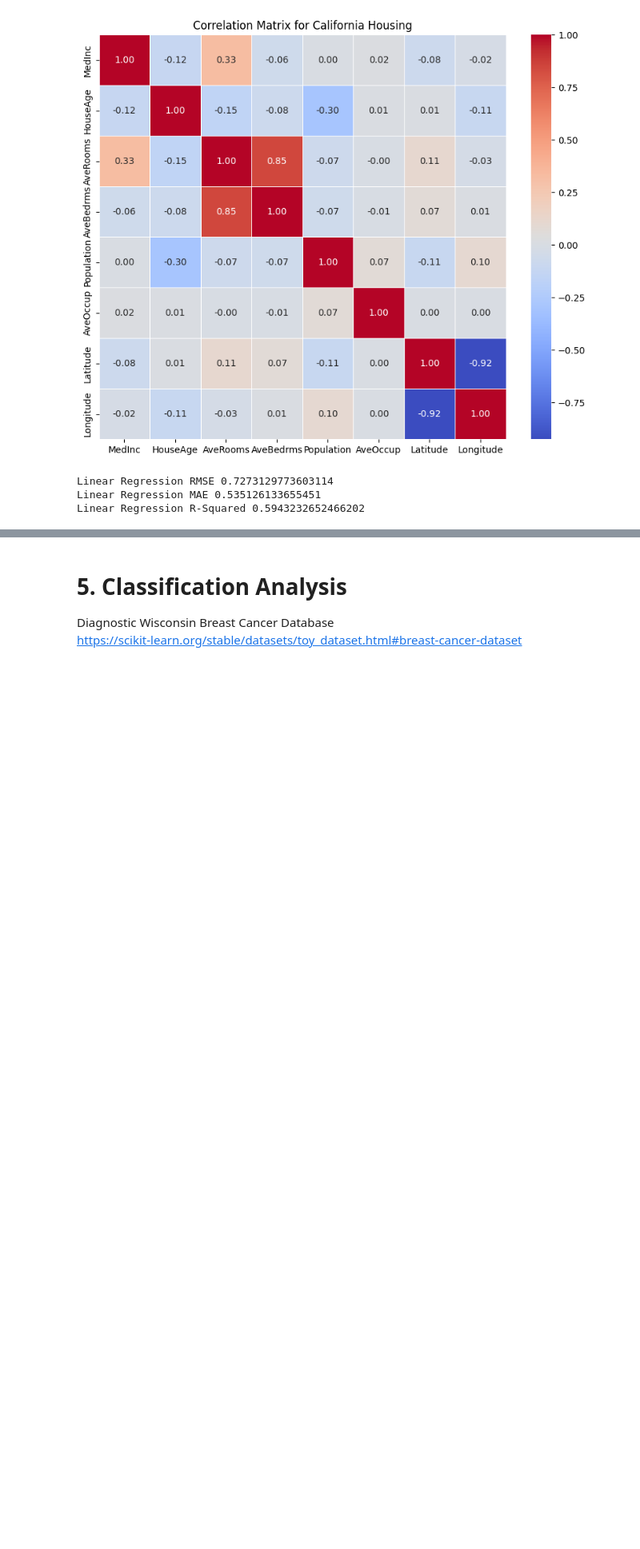
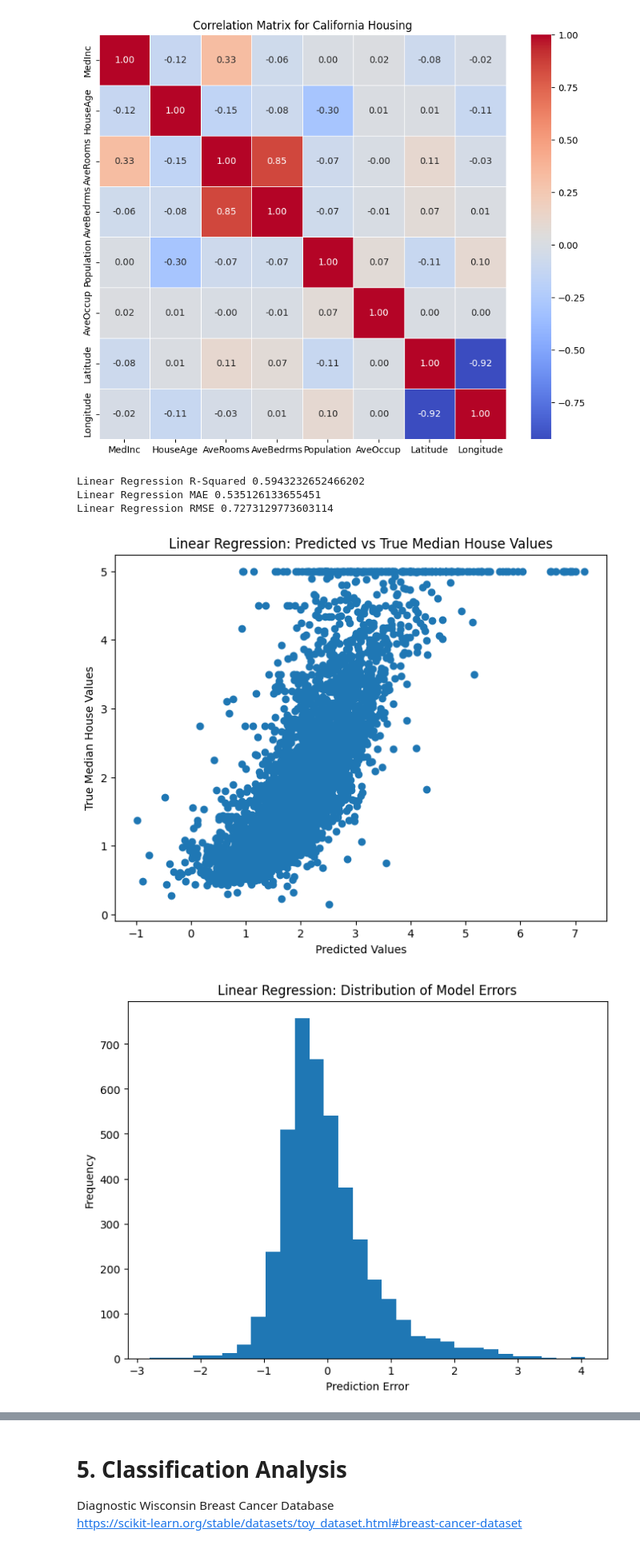
Before and after one commit to brodyanderson/math-6880-Project1, a Jupyter notebook: project1.ipynb, the cells around one changed output, grey strips where cells are left out. Shown at 80% size. Saved outputs shown, nothing was run; the diff lists cells and outputs as text; code cells hidden in the pictures; blank space fills up the shorter version.

```diff
--- a/project1.ipynb
+++ b/project1.ipynb
@@ -92,15 +94,39 @@ plt.show()
 # %%
 from sklearn.linear_model import LinearRegression
 from sklearn.metrics import mean_squared_error, mean_absolute_error, r2_score
 
 reg = LinearRegression()
 reg.fit(X_train, y_train)
 y_pred = reg.predict(X_test)
 
+print("Linear Regression R-Squared", r2_score(y_test, y_pred))
+print("Linear Regression MAE", mean_absolute_error(y_test, y_pred))
 print("Linear Regression RMSE", np.sqrt(mean_squared_error(y_test, y_pred)))
-print("Linear Regression MAE", mean_absolute_error(y_test, y_pred))
-print("Linear Regression R-Squared", r2_score(y_test, y_pred))
+
+print()
+print()
+
+plt.figure(figsize=(8, 6))
+plt.scatter(y_pred, y_test)
+plt.xlabel('Predicted Values')
+plt.ylabel('True Median House Values')
+plt.title('Linear Regression: Predicted vs True Median House Values')
+plt.show()
+
+print()
+print()
+
+errors = y_test - y_pred
+
+plt.figure(figsize=(8, 6))
+plt.hist(errors, bins=30)
+plt.xlabel('Prediction Error')
+plt.ylabel('Frequency')
+plt.title('Linear Regression: Distribution of Model Errors')
+plt.show()
 # %% [output]
+Linear Regression R-Squared 0.5943232652466202
+Linear Regression MAE 0.535126133655451
 Linear Regression RMSE 0.7273129773603114
-Linear Regression MAE 0.535126133655451
-Linear Regression R-Squared 0.5943232652466202
+[figure, added]
+[figure, added]
```
Also changed, not shown: parts of 10 cells of this notebook.
